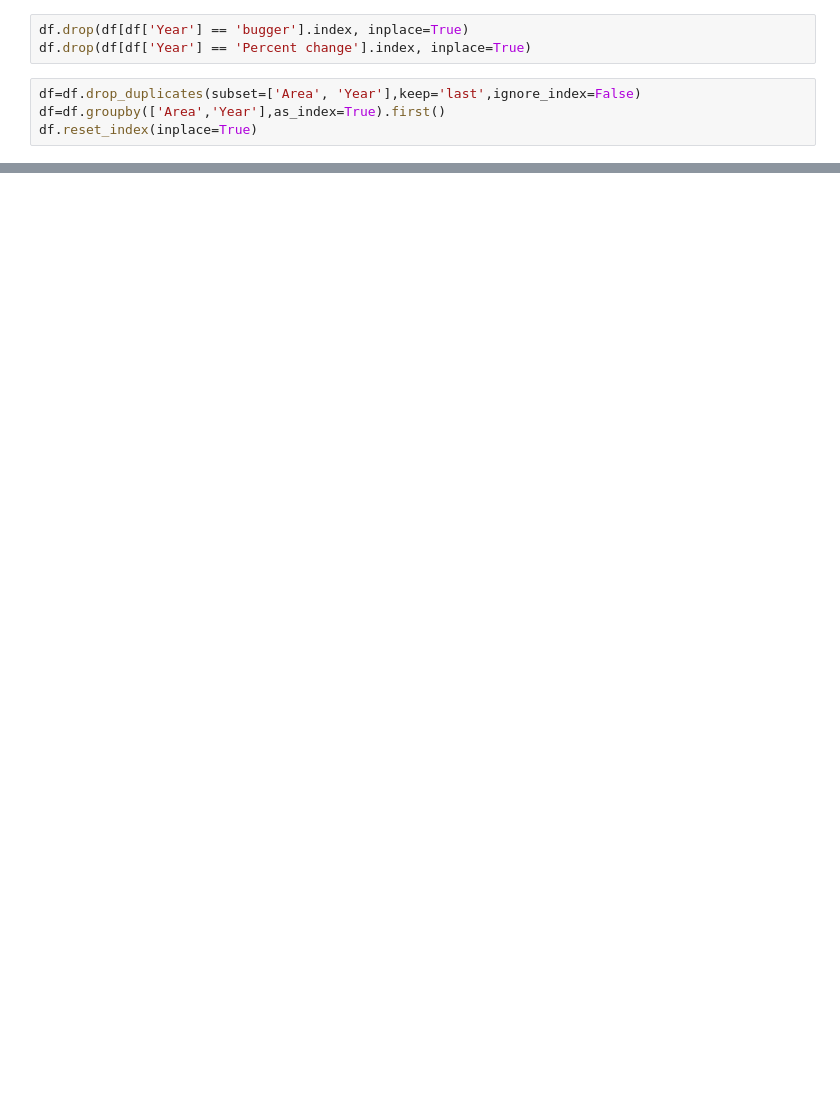
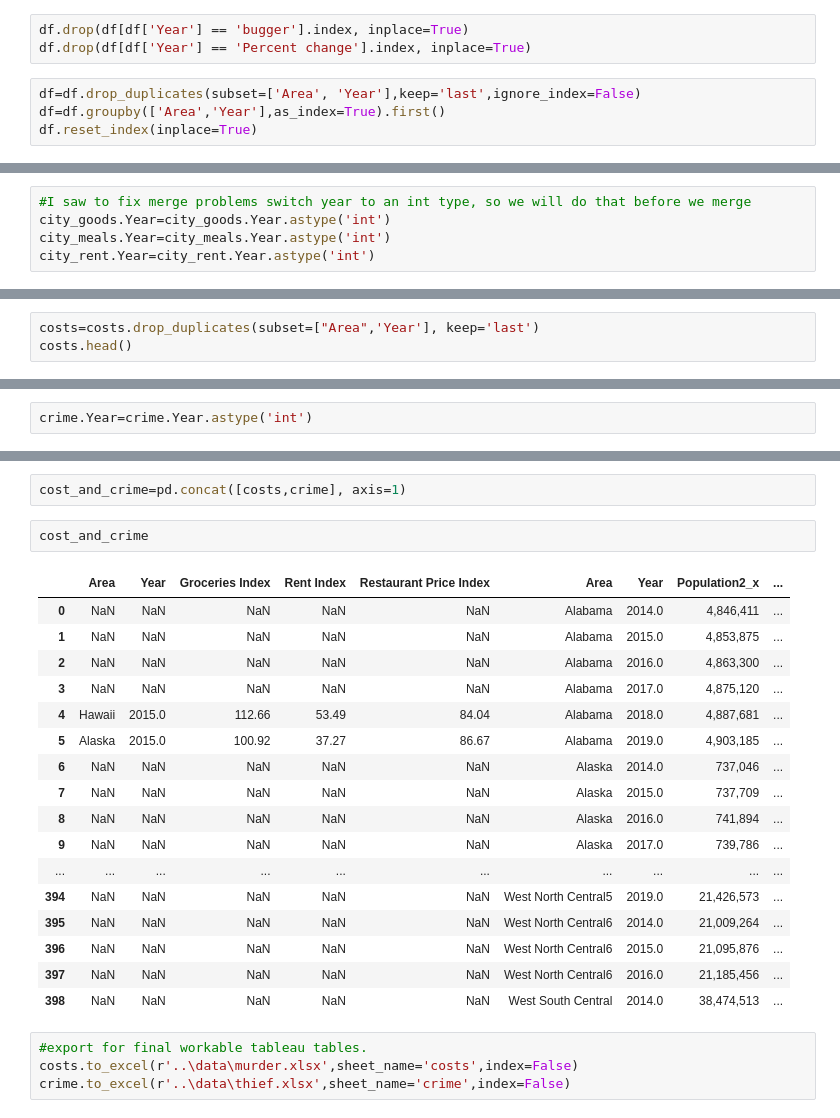
Before and after one commit to Cuiweiyi/CALEA_and_crime, a Jupyter notebook: notebook/Crime_and_Cost_Living.ipynb, the cells around one changed output, grey strips where cells are left out. Drawn from its saved outputs; the diff is of its cells as text; blank space fills up the shorter version.

Commit message:
fixing the tables to remerge them. I am almost there

```diff
--- a/notebook/Crime_and_Cost_Living.ipynb
+++ b/notebook/Crime_and_Cost_Living.ipynb
@@ -558,0 +1302,5 @@ crime.to_excel(r'..\data\thief.xlsx',sheet_name='crime',index=False)
+# %%
+#I saw to fix merge problems switch year to an int type, so we will do that before we merge
+city_goods.Year=city_goods.Year.astype('int')
+city_meals.Year=city_meals.Year.astype('int')
+city_rent.Year=city_rent.Year.astype('int')
@@ -558,0 +1349,3 @@ crime.to_excel(r'..\data\thief.xlsx',sheet_name='crime',index=False)
+# %%
+costs=costs.drop_duplicates(subset=["Area",'Year'], keep='last')
+costs.head()
@@ -558,0 +1381,2 @@ crime.to_excel(r'..\data\thief.xlsx',sheet_name='crime',index=False)
+# %%
+crime.Year=crime.Year.astype('int')
@@ -558,0 +1416,26 @@ crime.to_excel(r'..\data\thief.xlsx',sheet_name='crime',index=False)
+# %%
+cost_and_crime=pd.concat([costs,crime], axis=1)
+# %%
+cost_and_crime
+# %% [output]
+|  | Area | Year | Groceries Index | Rent Index | Restaurant Price Index | Area | Year | Population2_x | ... |
+| 0 | NaN | NaN | NaN | NaN | NaN | Alabama | 2014.0 | 4,846,411 | ... |
+| 1 | NaN | NaN | NaN | NaN | NaN | Alabama | 2015.0 | 4,853,875 | ... |
+| 2 | NaN | NaN | NaN | NaN | NaN | Alabama | 2016.0 | 4,863,300 | ... |
+| 3 | NaN | NaN | NaN | NaN | NaN | Alabama | 2017.0 | 4,875,120 | ... |
+| 4 | Hawaii | 2015.0 | 112.66 | 53.49 | 84.04 | Alabama | 2018.0 | 4,887,681 | ... |
+| 5 | Alaska | 2015.0 | 100.92 | 37.27 | 86.67 | Alabama | 2019.0 | 4,903,185 | ... |
+| 6 | NaN | NaN | NaN | NaN | NaN | Alaska | 2014.0 | 737,046 | ... |
+| 7 | NaN | NaN | NaN | NaN | NaN | Alaska | 2015.0 | 737,709 | ... |
+| 8 | NaN | NaN | NaN | NaN | NaN | Alaska | 2016.0 | 741,894 | ... |
+| 9 | NaN | NaN | NaN | NaN | NaN | Alaska | 2017.0 | 739,786 | ... |
+| ... | ... | ... | ... | ... | ... | ... | ... | ... | ... |
+| 394 | NaN | NaN | NaN | NaN | NaN | West North Central5 | 2019.0 | 21,426,573 | ... |
+| 395 | NaN | NaN | NaN | NaN | NaN | West North Central6 | 2014.0 | 21,009,264 | ... |
+| 396 | NaN | NaN | NaN | NaN | NaN | West North Central6 | 2015.0 | 21,095,876 | ... |
+| 397 | NaN | NaN | NaN | NaN | NaN | West North Central6 | 2016.0 | 21,185,456 | ... |
+| 398 | NaN | NaN | NaN | NaN | NaN | West South Central | 2014.0 | 38,474,513 | ... |
+# %%
+#export for final workable tableau tables.
+costs.to_excel(r'..\data\murder.xlsx',sheet_name='costs',index=False)
+crime.to_excel(r'..\data\thief.xlsx',sheet_name='crime',index=False)
```
Also changed, not shown: parts of 101 cells of this notebook.
